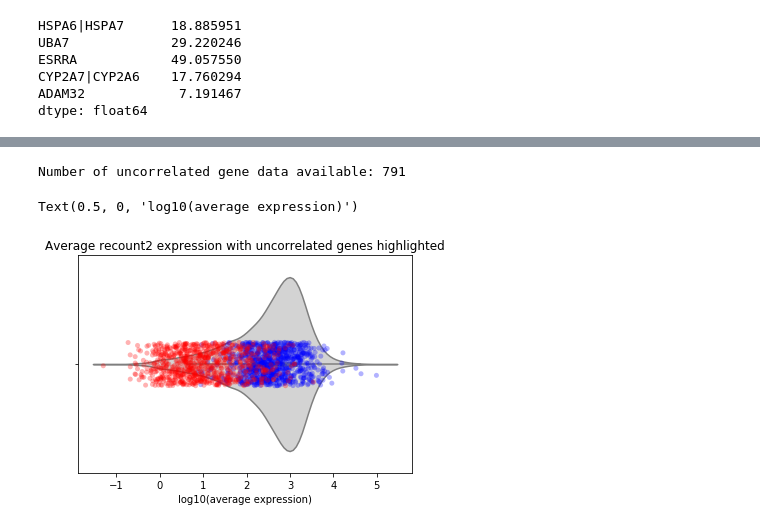
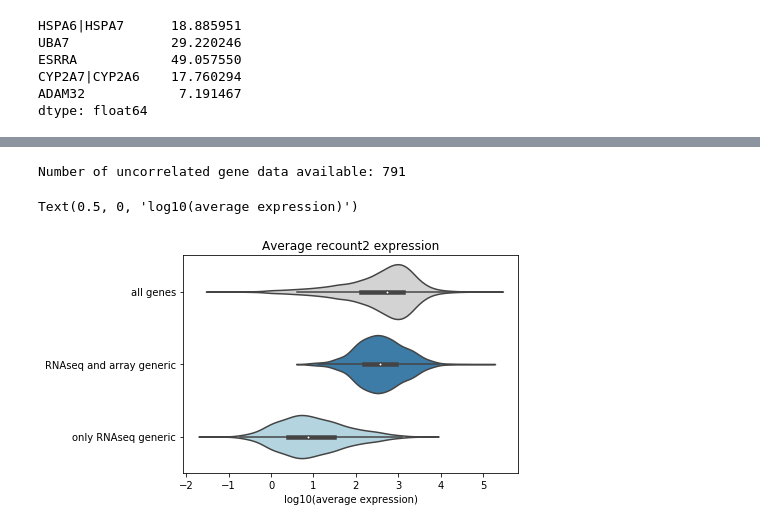
Before and after one commit to greenelab/generic-expression-patterns, a Jupyter notebook: explore_RNAseq_only_generic_genes/1b_expression_analysis_Crow.ipynb, the cells around one changed output, grey strips where cells are left out. Cells and saved outputs as stored; diff of their text form; code cells hidden in the pictures.

Commit message:
update plotting and comments

```diff
--- a/explore_RNAseq_only_generic_genes/1b_expression_analysis_Crow.ipynb
+++ b/explore_RNAseq_only_generic_genes/1b_expression_analysis_Crow.ipynb
@@ -268,0 +278,14 @@ dtype: float64
+# %%
+# Format df for plotting
+recount2_expression_mean_toplot = pd.DataFrame(
+    data={
+        "all genes": np.log10(recount2_expression_mean),
+        "RNAseq and array generic": np.log10(
+            recount2_expression_mean[correlated_genes]
+        ),
+        "only RNAseq generic": np.log10(recount2_expression_mean[uncorrelated_genes]),
+    }
+)
+
+
+recount2_expression_mean_toplot.head()
@@ -269,18 +299,16 @@ dtype: float64
 # %%
 # Violin plot of average recount2 expression highlighing uncorrelated genes
 print(
     f"Number of uncorrelated gene data available: {len(recount2_expression_mean[uncorrelated_genes])}"
 )
-f = sns.violinplot(np.log10(recount2_expression_mean), color="lightgrey")
-f = sns.stripplot(
-    np.log10(recount2_expression_mean[correlated_genes]), color="blue", alpha=0.3
+f = sns.violinplot(
+    data=recount2_expression_mean_toplot,
+    palette=["lightgrey", "#2c7fb8", "#add8e6"],
+    orient="h",
 )
-f = sns.stripplot(
-    np.log10(recount2_expression_mean[uncorrelated_genes]), color="red", alpha=0.3
-)
-f.set_title("Average recount2 expression with uncorrelated genes highlighted")
+f.set_title("Average recount2 expression")
 f.set_xlabel("log10(average expression)")
 # %% [output]
 Number of uncorrelated gene data available: 791
 Text(0.5, 0, 'log10(average expression)')
-[figure, old version]
+[figure, new version]
```
Also changed, not shown: parts of 14 cells of this notebook, 6 other files.
